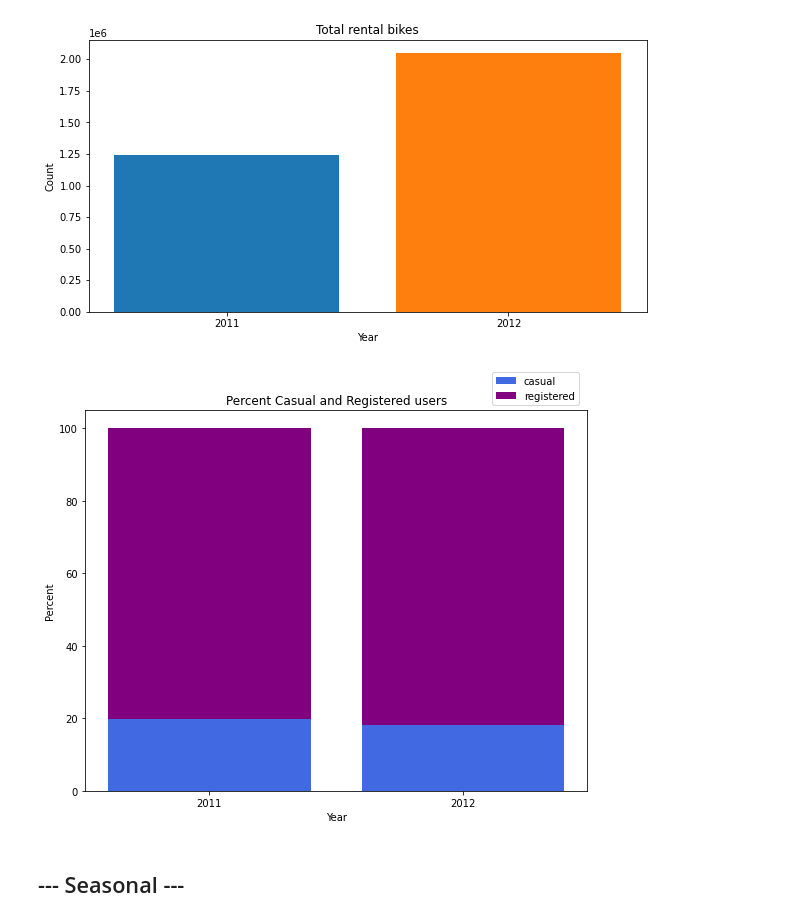
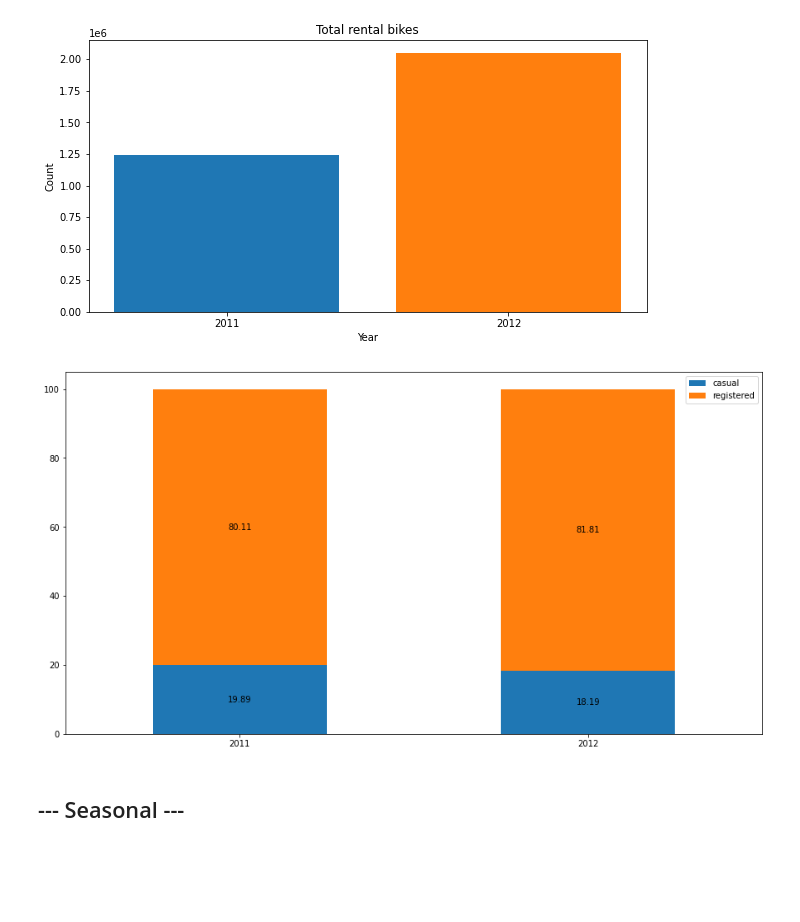
Before and after one commit to seyedmahdiamin1998/personal-website, a Jupyter notebook: Notebooks/BikeSharing/Bikeshring.ipynb, the cells around one changed output. Saved outputs shown, nothing was run; the diff lists cells and outputs as text; code cells hidden in the pictures; blank space fills up the shorter version.

```diff
--- a/Notebooks/BikeSharing/Bikeshring.ipynb
+++ b/Notebooks/BikeSharing/Bikeshring.ipynb
@@ -137,30 +138,34 @@ plt.ylabel("Count")
 # %% [output]
 Text(0, 0.5, 'Count')
 [figure]
-# %%
-import matplotlib.pyplot as plt
-
-casual = list(df.loc[:,'casual']*100/df.loc[:,'cnt'])
-registered = list(df.loc[:,'registered']*100/df.loc[:,'cnt'])
-
-# casual = list(df.loc[:,'casual'])
-# registered = list(df.loc[:,'registered'])
-
-
-year=['2011','2012']
-
-plt.figure(figsize=(9,7))
-plt.bar(year,casual,color="royalblue",label="casual")
-plt.bar(year,registered,color="purple",bottom=np.array(casual),label="registered")
-
-plt.legend(loc="lower left",bbox_to_anchor=(0.8,1.0))
-plt.title("Percent Casual and Registered users")
-plt.xlabel("Year")
-plt.ylabel("Percent")
-
-plt.show()
-# %% [output]
-[figure, removed]
+# %%
+dataplot = pd.DataFrame({
+    "casual":list( round(df.loc[:,'casual']*100/df.loc[:,'cnt'],2)),
+    "registered":list(round(df.loc[:,'registered']*100/df.loc[:,'cnt'],2)),
+ })
+
+years = list(map(str, list(df.index)))
+
+# Plot stacked bar chart
+ax = dataplot.plot(stacked=True, kind='bar',figsize=(15,8))
+
+for bar in ax.patches:
+    height = bar.get_height()
+    width = bar.get_width()
+    x = bar.get_x()
+    y = bar.get_y()
+    label_text = height
+    label_x = x + width / 2
+    label_y = y + height / 2
+    ax.text(label_x, label_y, label_text, ha='center', va='center')
+
+# Set Tick labels
+ax.set_xticklabels(years,rotation='horizontal')
+
+# Display chart
+plt.show()
+# %% [output]
+[figure, added]
 # %% [markdown]
 <h2>
 --- Seasonal ---
```
Also changed, not shown: parts of 8 cells of this notebook, 16 other files.
